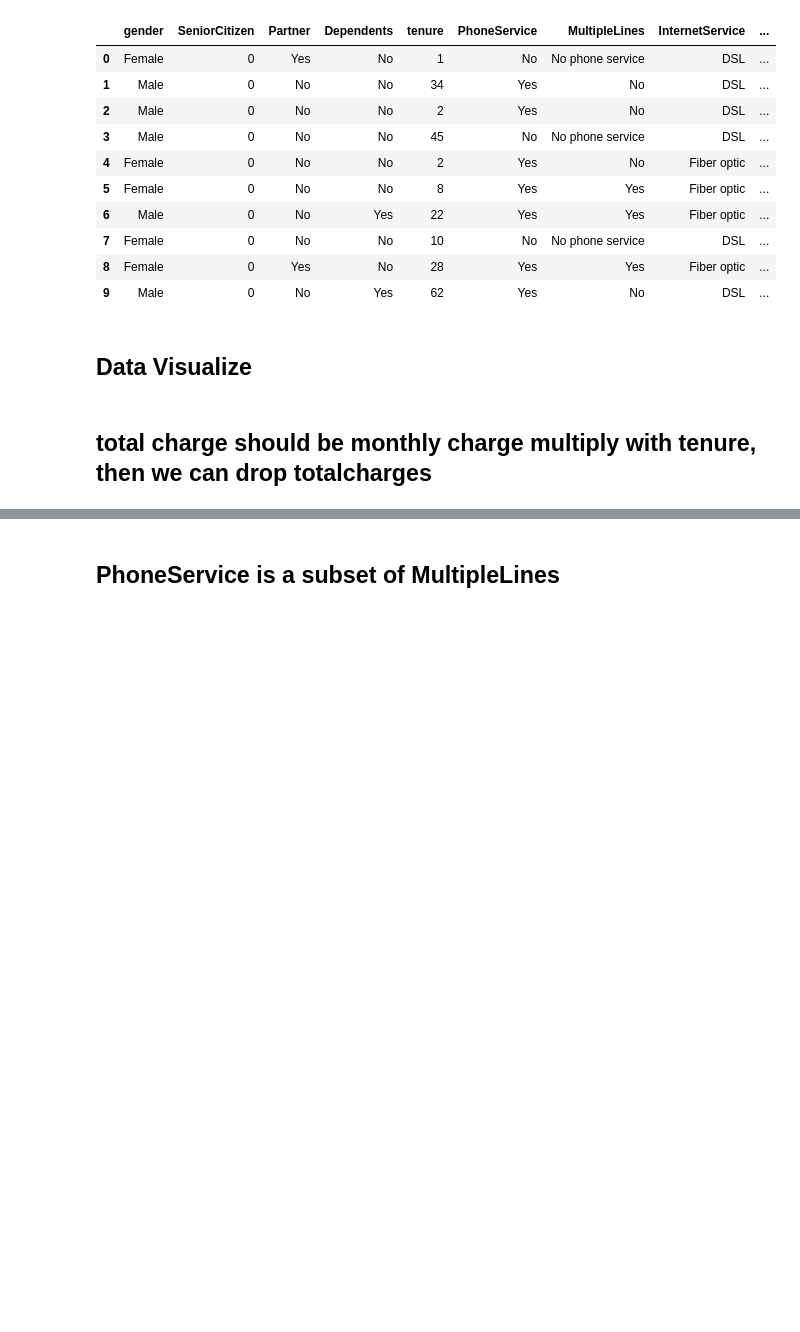
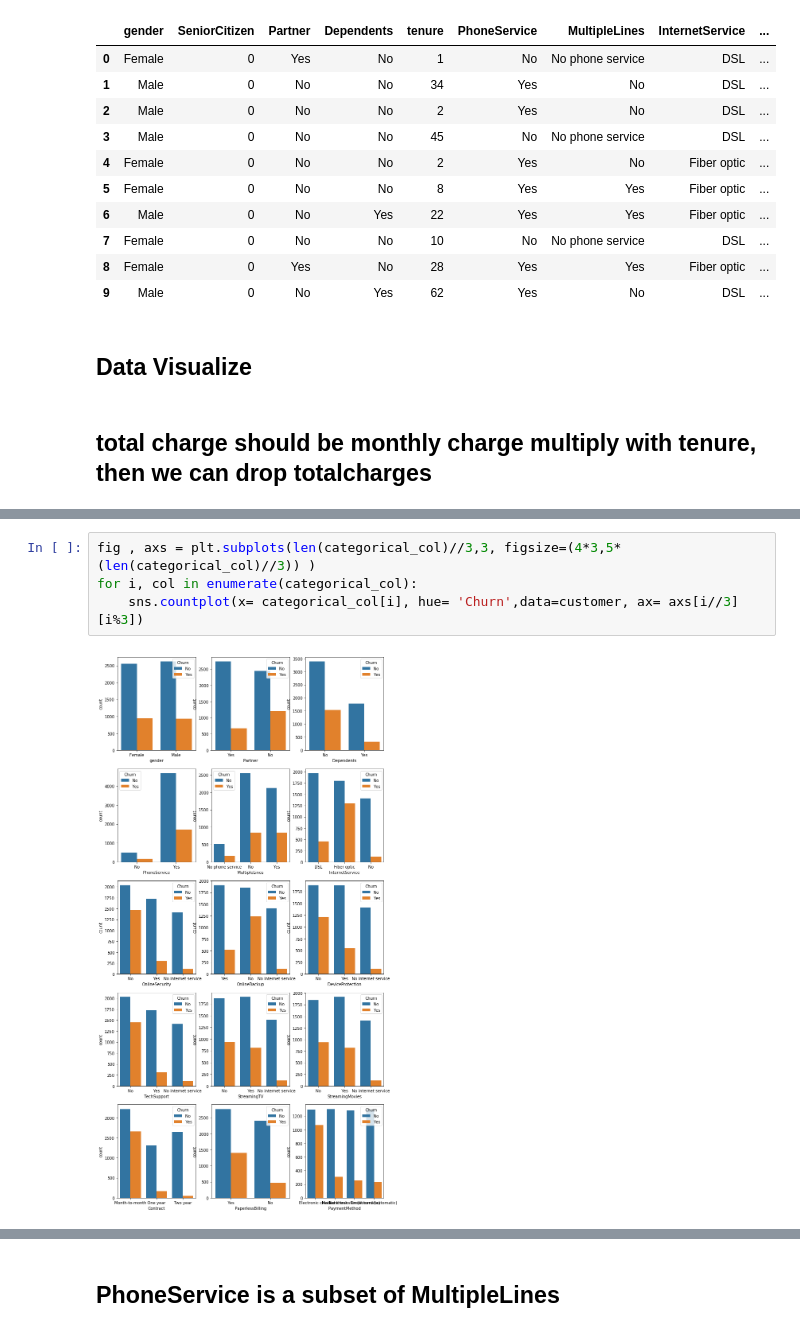
Before and after one commit to seanloe/PythonHome, a Jupyter notebook: jupyter-notebooks/kaggle_telco_customer_churn/kaggle_telco_customer_churn.ipynb, the cells around one changed output, grey strips where cells are left out. Saved outputs shown, nothing was run; the diff lists cells and outputs as text; blank space fills up the shorter version.

```diff
--- a/jupyter-notebooks/kaggle_telco_customer_churn/kaggle_telco_customer_churn.ipynb
+++ b/jupyter-notebooks/kaggle_telco_customer_churn/kaggle_telco_customer_churn.ipynb
@@ -98,0 +103,6 @@ sns.jointplot(customer.tenure,customer.MonthlyCharges, kind='reg') #seems not ob
+# %%
+fig , axs = plt.subplots(len(categorical_col)//3,3, figsize=(4*3,5*(len(categorical_col)//3)) )
+for i, col in enumerate(categorical_col):
+    sns.countplot(x= categorical_col[i], hue= 'Churn',data=customer, ax= axs[i//3][i%3])
+# %% [output]
+[figure, added]
```
Also changed, not shown: parts of 18 cells of this notebook.
